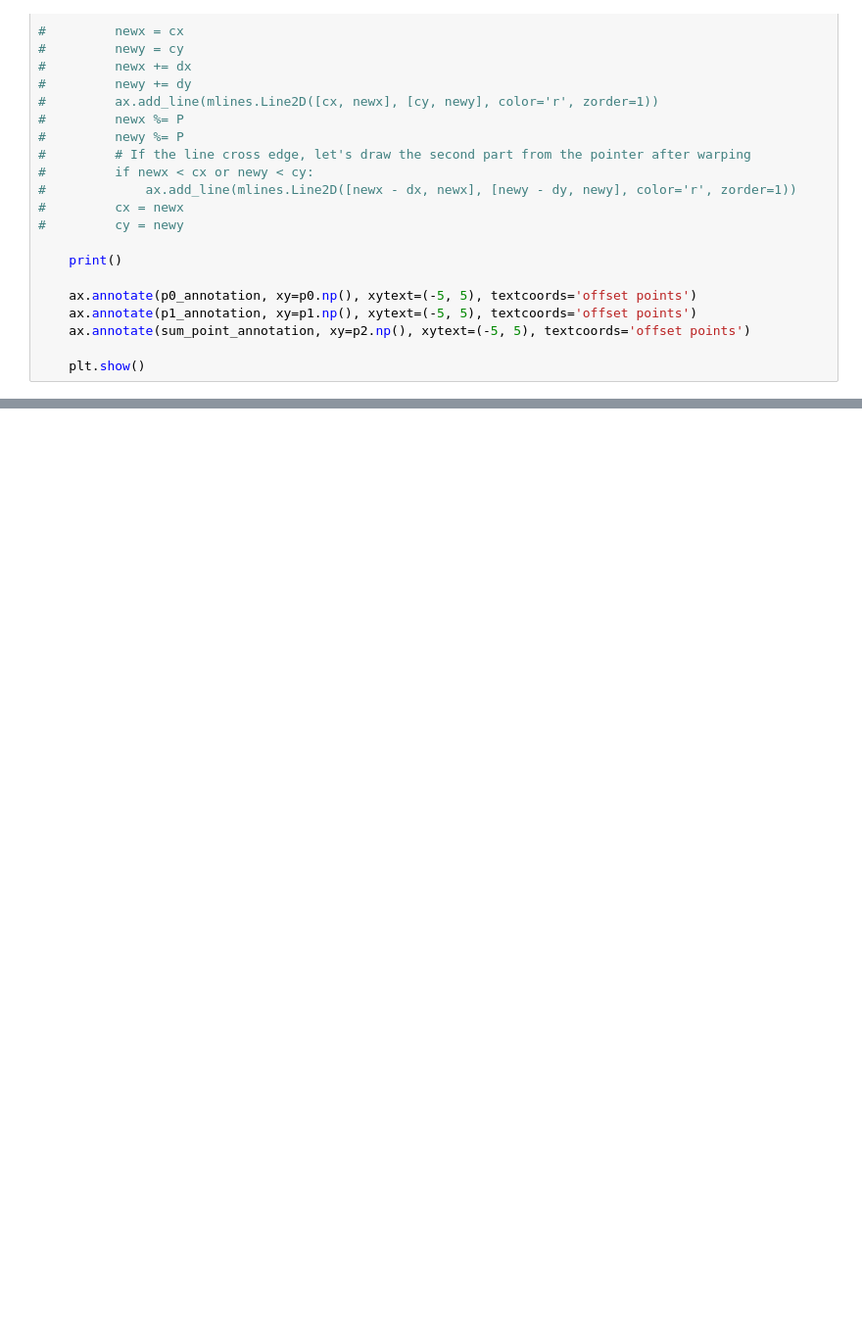
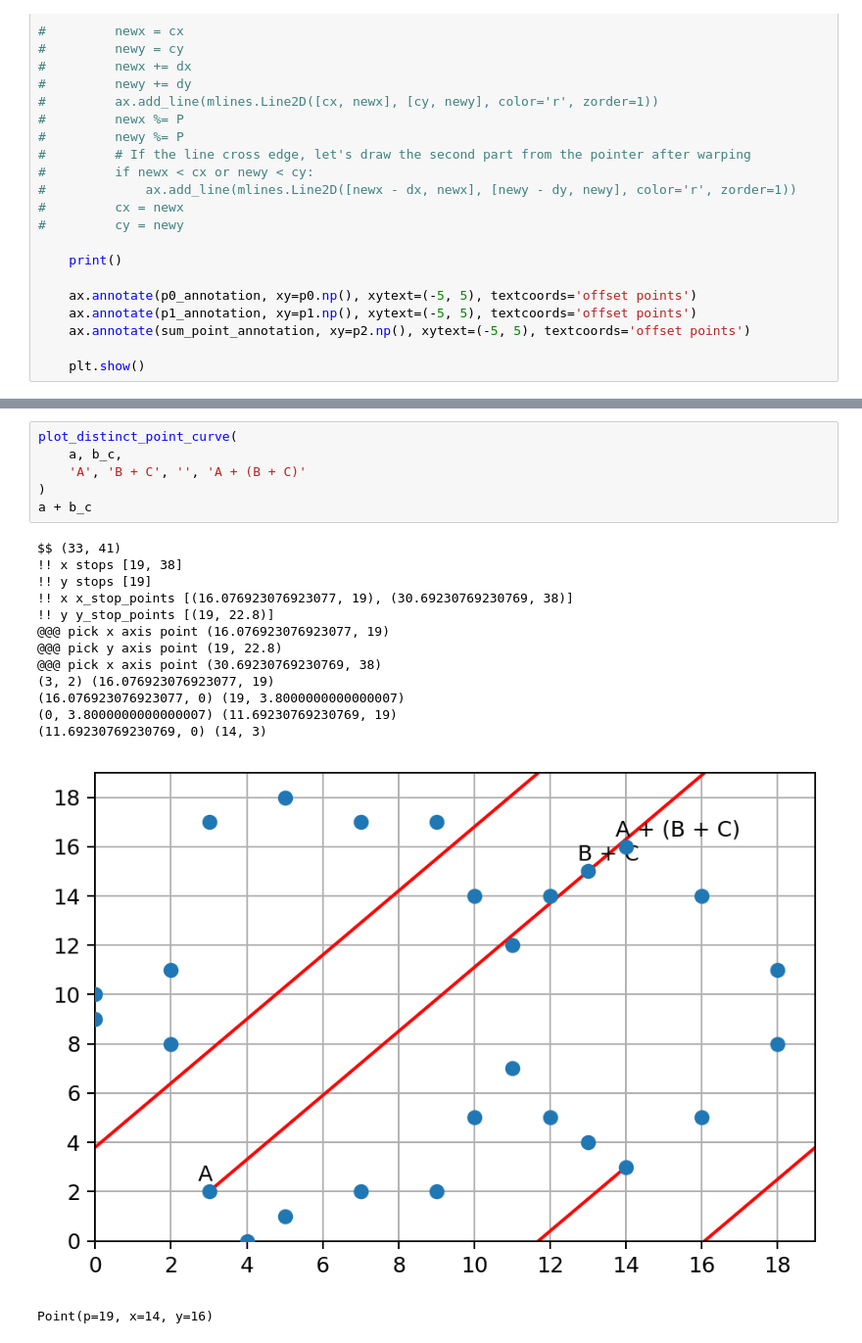
Before and after one commit to fangpenlin/elliptic-curve-explained, a Jupyter notebook: elliptic-curve-on-finite-field.ipynb, the cells around one changed output, grey strips where cells are left out. Shown at 98% size. Cells and saved outputs as stored; diff of their text form; blank space fills up the shorter version.

```diff
--- a/elliptic-curve-on-finite-field.ipynb
+++ b/elliptic-curve-on-finite-field.ipynb
@@ -342,0 +372,21 @@ Point(p=19, x=13, y=15)
+# %%
+plot_distinct_point_curve(
+    a, b_c,
+    'A', 'B + C', '', 'A + (B + C)'
+)
+a + b_c
+# %% [output]
+$$ (33, 41)
+!! x stops [19, 38]
+!! y stops [19]
+!! x x_stop_points [(16.076923076923077, 19), (30.69230769230769, 38)]
+!! y y_stop_points [(19, 22.8)]
+@@@ pick x axis point (16.076923076923077, 19)
+@@@ pick y axis point (19, 22.8)
+@@@ pick x axis point (30.69230769230769, 38)
+(3, 2) (16.076923076923077, 19)
+(16.076923076923077, 0) (19, 3.8000000000000007)
+(0, 3.8000000000000007) (11.69230769230769, 19)
+(11.69230769230769, 0) (14, 3)
+[figure, added]
+Point(p=19, x=14, y=16)
```
Also changed, not shown: parts of 5 cells of this notebook.
